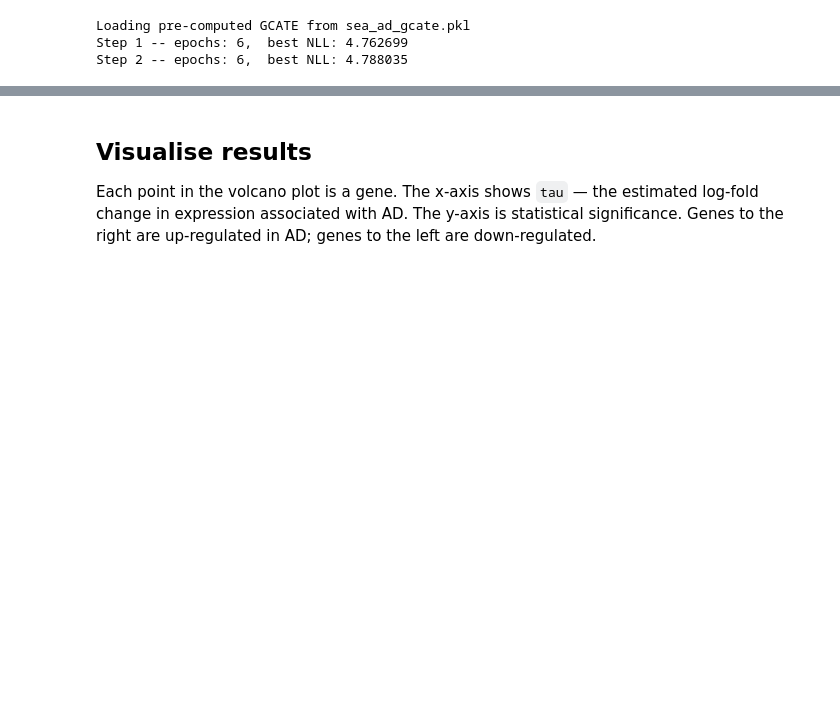
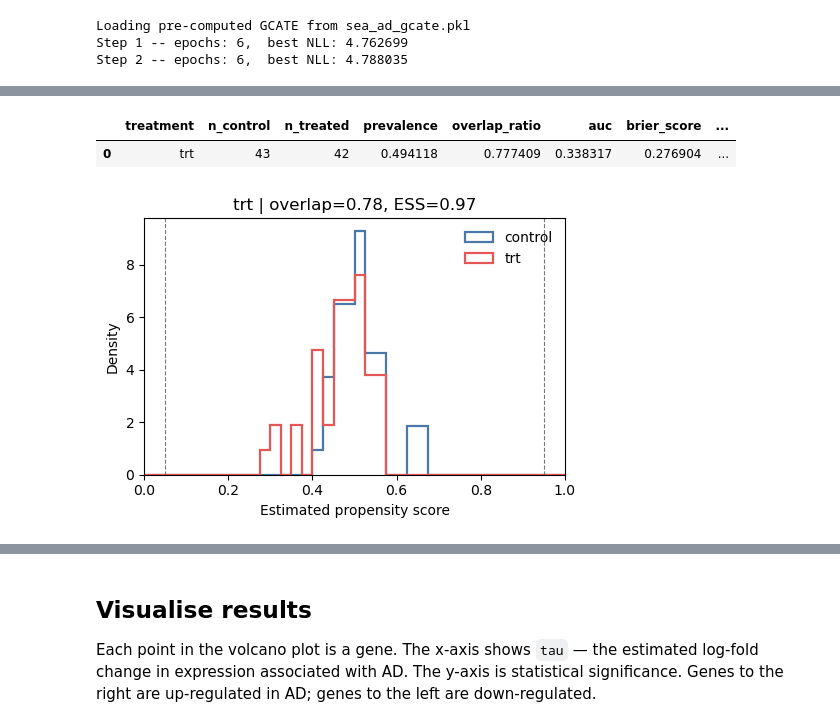
Before and after one commit to jaydu1/causarray, a Jupyter notebook: docs/source/tutorial/case_control/sea_ad_case_control.ipynb, the cells around one changed output, grey strips where cells are left out. Cells and saved outputs as stored; diff of their text form; code cells hidden in the pictures; blank space fills up the shorter version.

```diff
--- a/docs/source/tutorial/case_control/sea_ad_case_control.ipynb
+++ b/docs/source/tutorial/case_control/sea_ad_case_control.ipynb
@@ -213,0 +223,15 @@ Step 2 -- epochs: 6,  best NLL: 4.788035
+# %%
+# Use the same observed and estimated covariates as the LFC propensity model.
+W = np.c_[X_cov, U]
+pi_oof = estimate_propensity_scores(
+    A, W, K=5, class_weight='balanced', random_state=0,
+)
+ps_summary = summarize_propensity_scores(A, pi_oof)
+display(ps_summary)
+
+fig, axes, _ = plot_propensity_scores(A, pi_oof, treatments=['trt'])
+plt.show()
+# %% [output]
+|  | treatment | n_control | n_treated | prevalence | overlap_ratio | auc | brier_score | ... |
+| 0 | trt | 43 | 42 | 0.494118 | 0.777409 | 0.338317 | 0.276904 | ... |
+[figure, added]
```
Also changed, not shown: parts of 10 cells of this notebook, 5 other files.
